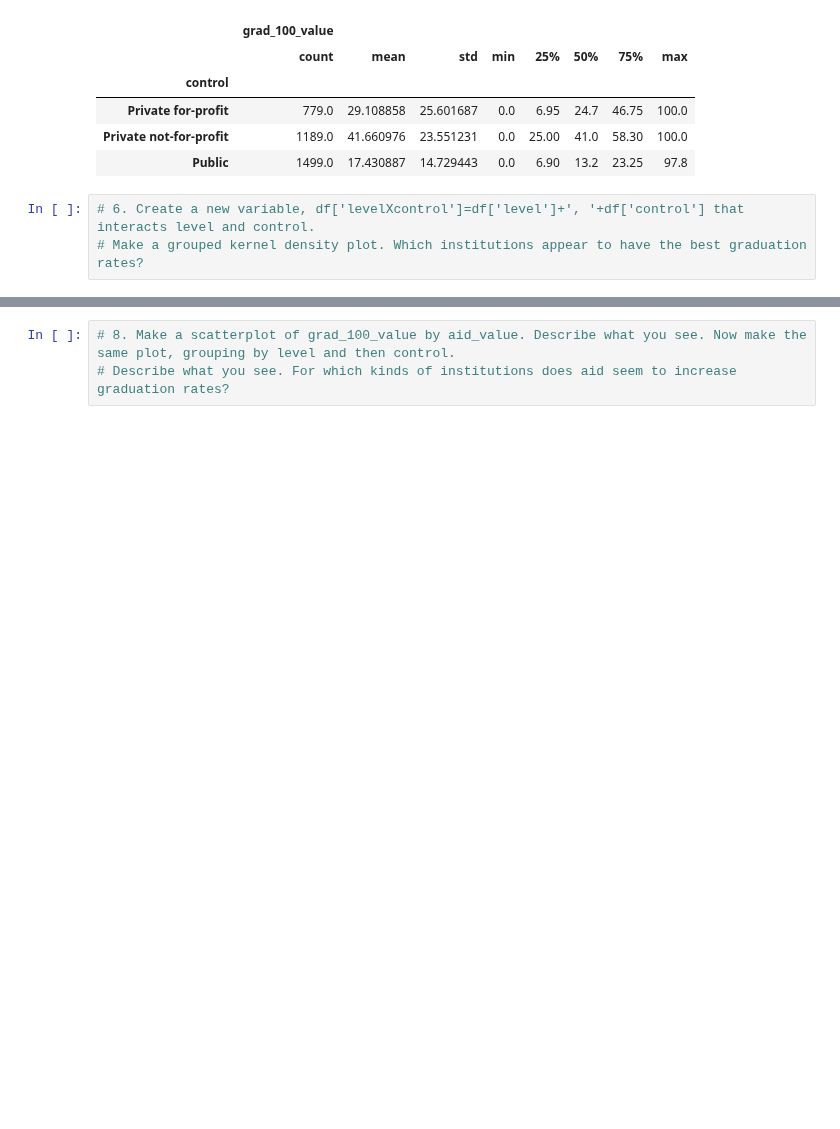
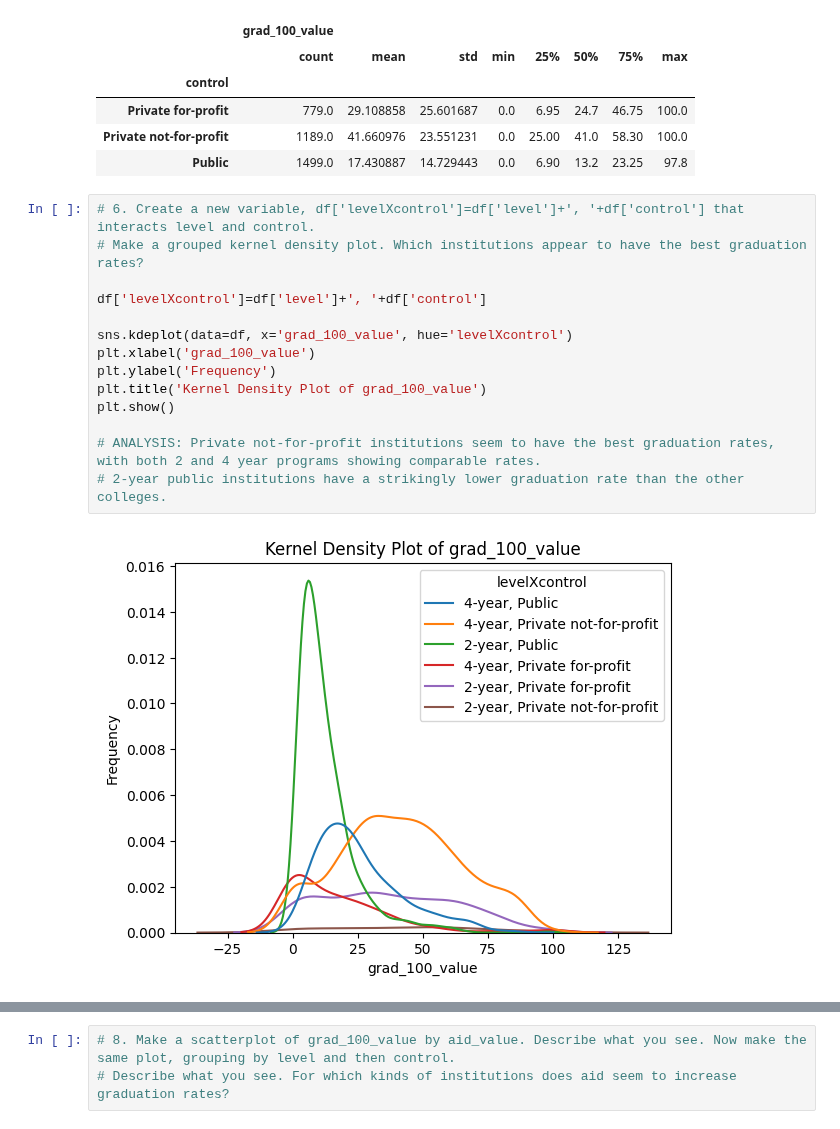
Before and after one commit to natalieassaad/visualization, a Jupyter notebook: assignment/assignment.ipynb, the cells around one changed output, grey strips where cells are left out. Drawn from its saved outputs; the diff is of its cells as text; blank space fills up the shorter version.

```diff
--- a/assignment/assignment.ipynb
+++ b/assignment/assignment.ipynb
@@ -145,6 +145,19 @@ df.loc[:,['grad_100_value','control']].groupby('control').describe()
 # %%
 # 6. Create a new variable, df['levelXcontrol']=df['level']+', '+df['control'] that interacts level and control.
 # Make a grouped kernel density plot. Which institutions appear to have the best graduation rates?
+
+df['levelXcontrol']=df['level']+', '+df['control']
+
+sns.kdeplot(data=df, x='grad_100_value', hue='levelXcontrol')
+plt.xlabel('grad_100_value')
+plt.ylabel('Frequency')
+plt.title('Kernel Density Plot of grad_100_value')
+plt.show()
+
+# ANALYSIS: Private not-for-profit institutions seem to have the best graduation rates, with both 2 and 4 year programs showing comparable rates.
+# 2-year public institutions have a strikingly lower graduation rate than the other colleges.
+# %% [output]
+[figure, added]
 # %%
 # 7. Make a kernel density plot of aid_value. Now group your graph by level and control. What explains the shape of the graph?
 # Use groupby and .describe to make grouped calculations of statistical descriptions of aid_value by level and control.
```
Also changed, not shown: parts of 6 cells of this notebook.
